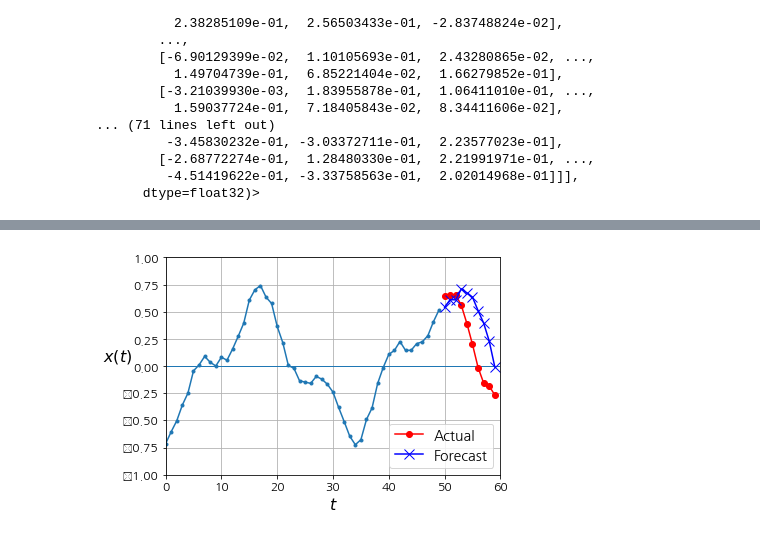
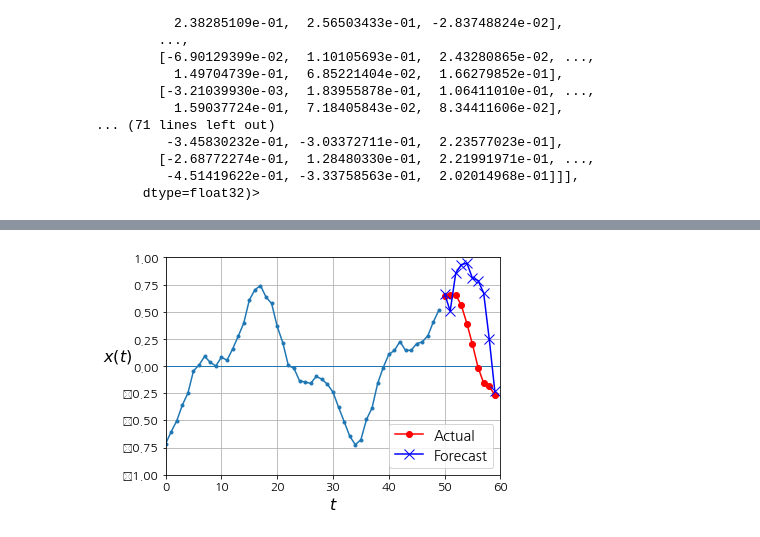
Before and after one commit to floating218/deep-learning-study, a Jupyter notebook: 딥러닝응용/sequence.ipynb, the cells around one changed output, grey strips where cells are left out. Drawn from its saved outputs; the diff is of its cells as text; code cells hidden in the pictures.

```diff
--- a/딥러닝응용/sequence.ipynb
+++ b/딥러닝응용/sequence.ipynb
@@ -386,8 +387,10 @@ model = keras.models.Sequential([
 ])
 
 model.compile(loss="mse", optimizer="adam")
-history = model.fit(X_train, Y_train, epochs=20,
-                    validation_data=(X_valid, Y_valid))
+with tf.device("/device:GPU:0"):
+
+    history = model.fit(X_train, Y_train, epochs=10, batch_size=256,
+                        validation_data=(X_valid, Y_valid))
 
 np.random.seed(43)
 
@@ -396,5 +399,5 @@ X_new, Y_new = series[:, :50, :], series[:, -10:, :]
 Y_pred = model.predict(X_new)[..., np.newaxis]
 
 plot_multiple_forecasts(X_new, Y_new, Y_pred)
-plt.show()
+plt.show()#c:20초 #g:54
 # %% [output]
@@ -418,4 +424,4 @@ Epoch 20/20
-[figure, old version]
+[figure, new version]
 # %%
 #lstm
 
```
Also changed, not shown: parts of 6 cells of this notebook, 1 other file.
